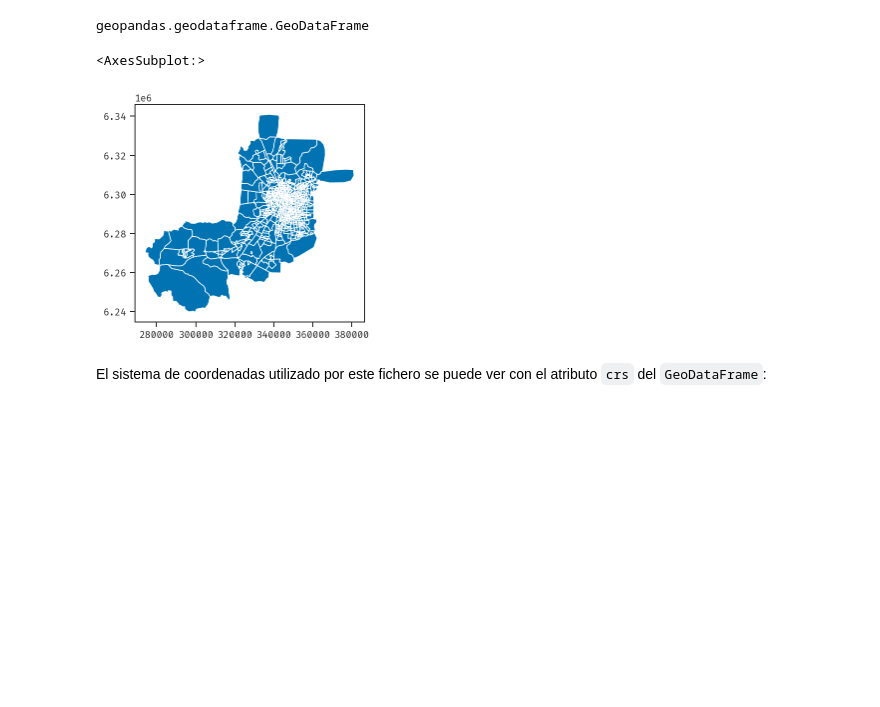
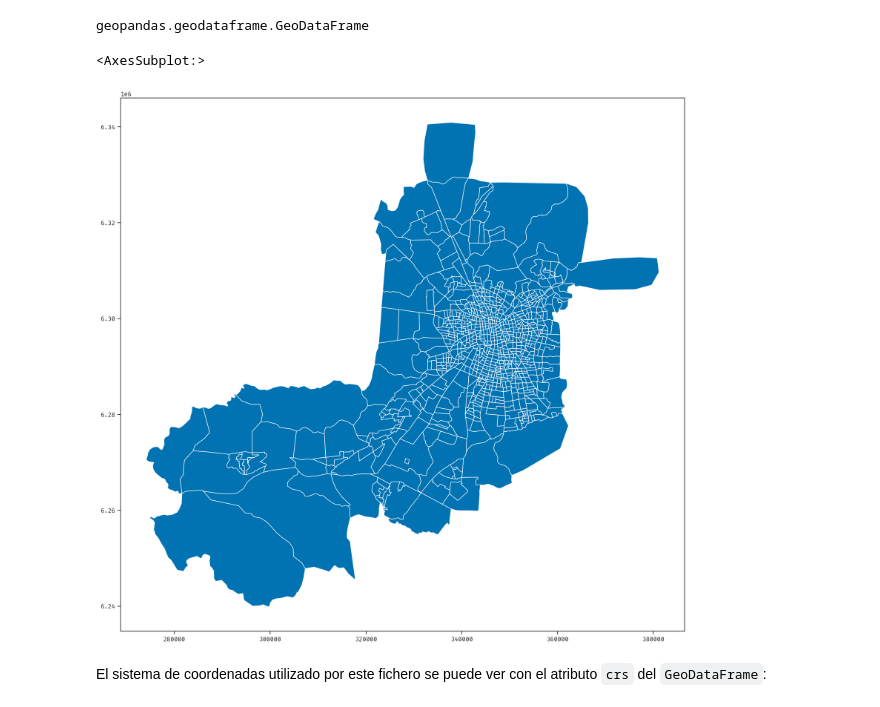
Before and after one commit to zorzalerrante/aves, a Jupyter notebook: notebooks/03-python-mapas-preliminario.ipynb, the cells around one changed output. Drawn from its saved outputs; the diff is of its cells as text; code cells hidden in the pictures; blank space fills up the shorter version.

```diff
--- a/notebooks/03-python-mapas-preliminario.ipynb
+++ b/notebooks/03-python-mapas-preliminario.ipynb
@@ -104,10 +99,10 @@ type(zonas_eod)
 # %% [output]
 geopandas.geodataframe.GeoDataFrame
 # %%
-zonas_eod.plot()
+zonas_eod.plot(figsize=(16, 16))
 # %% [output]
 <AxesSubplot:>
-[figure, old version]
+[figure, new version]
 # %% [markdown]
 El sistema de coordenadas utilizado por este fichero se puede ver con el atributo `crs` del `GeoDataFrame`:
 # %%
```
Also changed, not shown: parts of 6 cells of this notebook, 2 other files.
